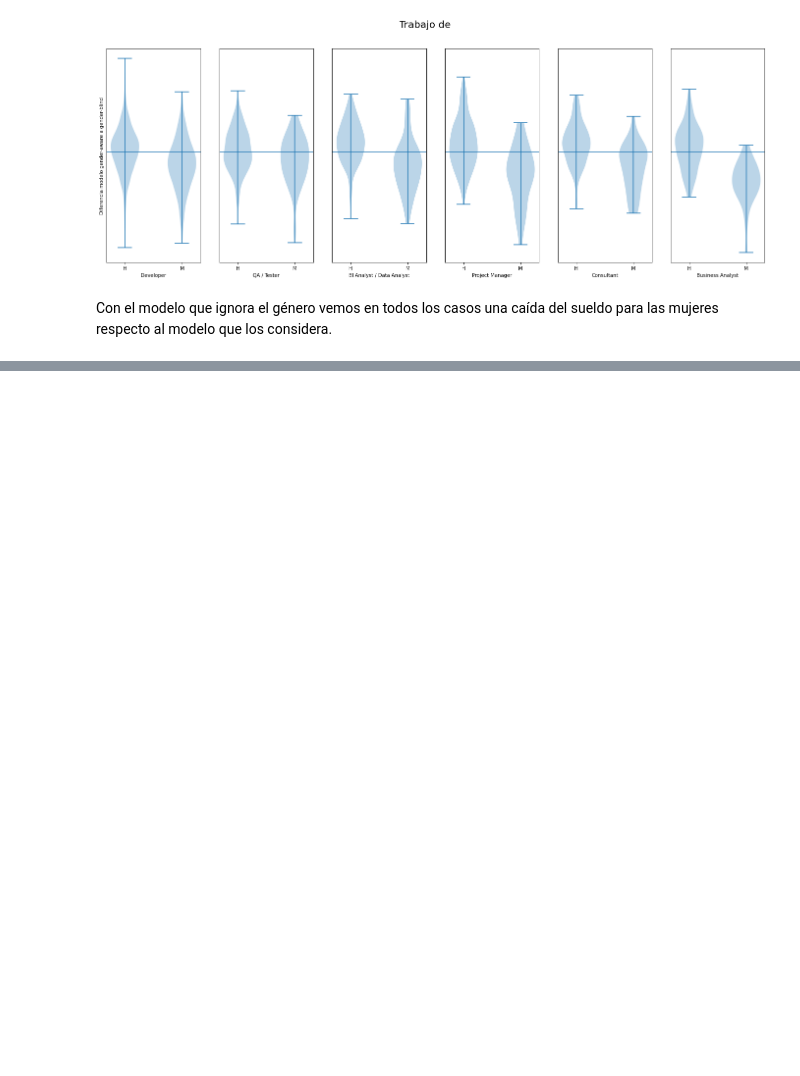
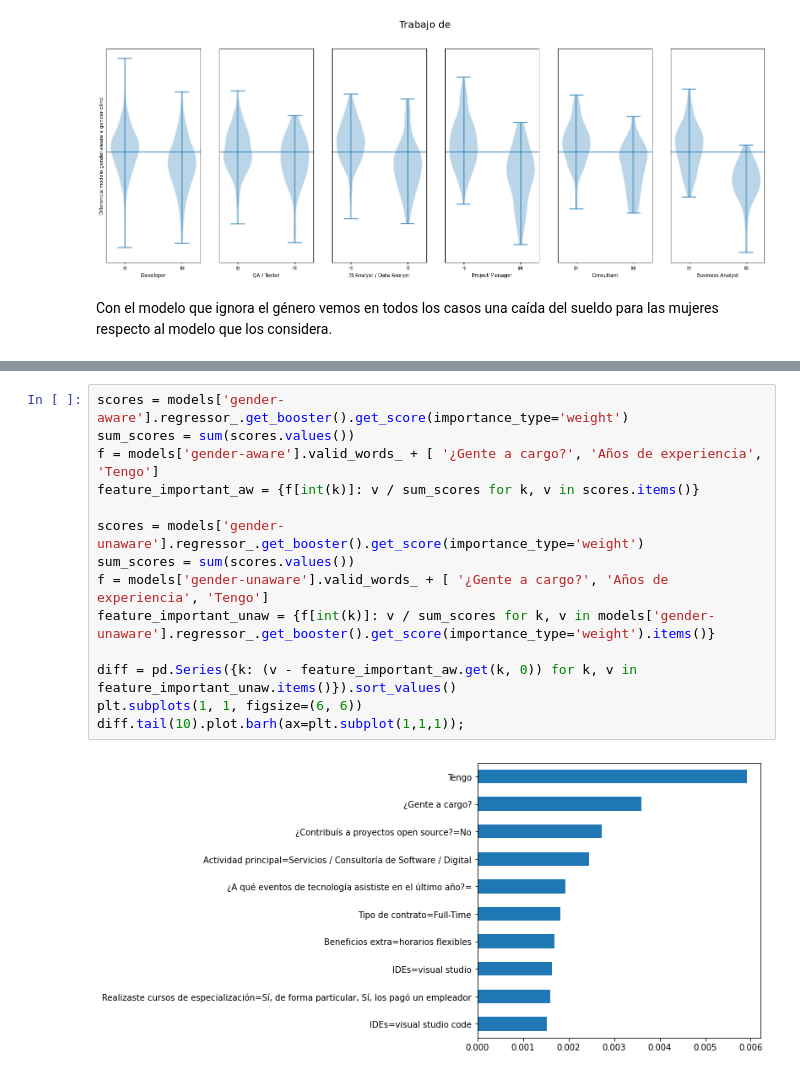
Before and after one commit to seppo0010/sysarmy-sueldos-2020.1, a Jupyter notebook: notebook/Brecha de género.ipynb, the cells around one changed output, grey strips where cells are left out. Saved outputs shown, nothing was run; the diff lists cells and outputs as text; blank space fills up the shorter version.

```diff
--- a/notebook/Brecha de género.ipynb
+++ b/notebook/Brecha de género.ipynb
@@ -545,0 +574,16 @@ Con el modelo que ignora el género vemos en todos los casos una caída del suel
+# %%
+scores = models['gender-aware'].regressor_.get_booster().get_score(importance_type='weight')
+sum_scores = sum(scores.values())
+f = models['gender-aware'].valid_words_ + [ '¿Gente a cargo?', 'Años de experiencia', 'Tengo']
+feature_important_aw = {f[int(k)]: v / sum_scores for k, v in scores.items()}
+
+scores = models['gender-unaware'].regressor_.get_booster().get_score(importance_type='weight')
+sum_scores = sum(scores.values())
+f = models['gender-unaware'].valid_words_ + [ '¿Gente a cargo?', 'Años de experiencia', 'Tengo']
+feature_important_unaw = {f[int(k)]: v / sum_scores for k, v in models['gender-unaware'].regressor_.get_booster().get_score(importance_type='weight').items()}
+
+diff = pd.Series({k: (v - feature_important_aw.get(k, 0)) for k, v in feature_important_unaw.items()}).sort_values()
+plt.subplots(1, 1, figsize=(6, 6))
+diff.tail(10).plot.barh(ax=plt.subplot(1,1,1));
+# %% [output]
+[figure, added]
```
Also changed, not shown: parts of 7 cells of this notebook.
